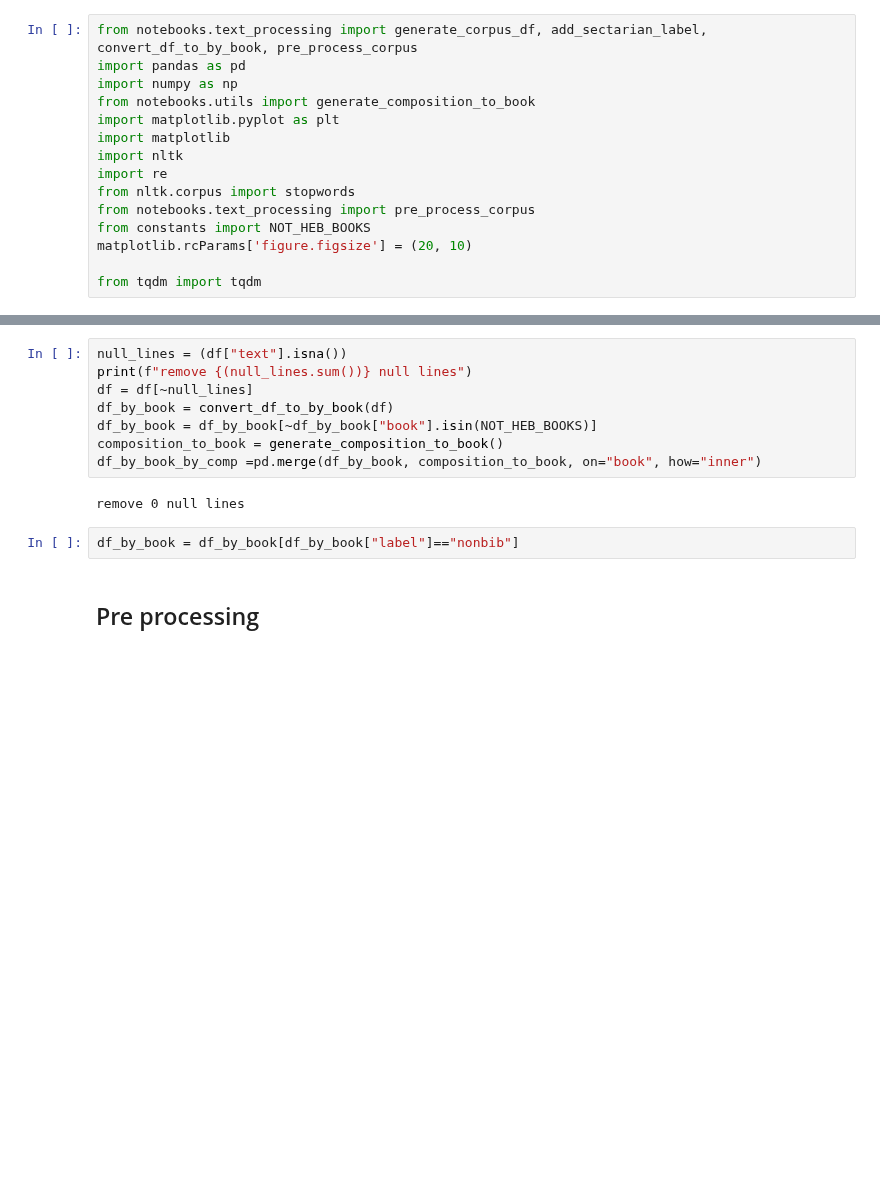
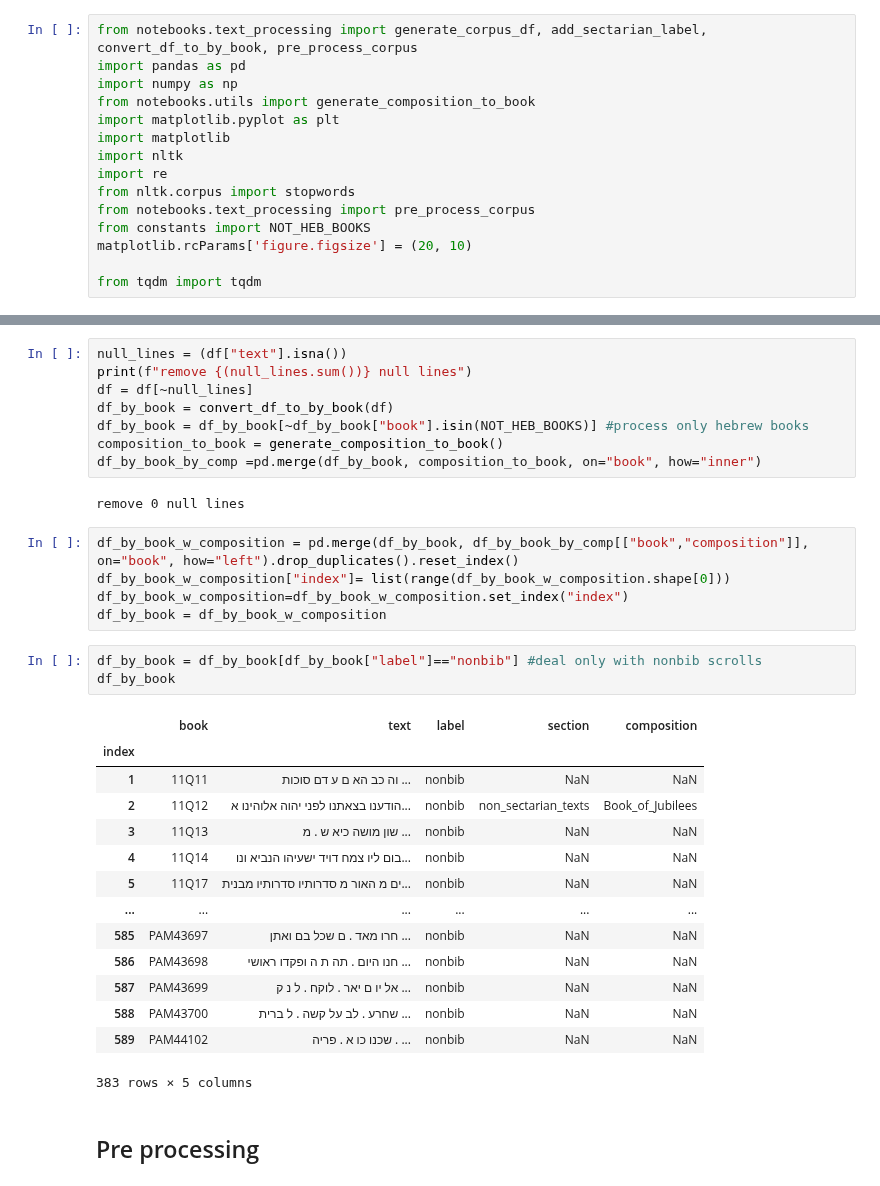
Before and after one commit to yonatanlou/QumranNLP, a Jupyter notebook: notebooks/1.1-ETL.ipynb, the cells around one changed output, grey strips where cells are left out. Drawn from its saved outputs; the diff is of its cells as text; blank space fills up the shorter version.

```diff
--- a/notebooks/1.1-ETL.ipynb
+++ b/notebooks/1.1-ETL.ipynb
@@ -66,13 +66,34 @@ null_lines = (df["text"].isna())
 print(f"remove {(null_lines.sum())} null lines")
 df = df[~null_lines]
 df_by_book = convert_df_to_by_book(df)
-df_by_book = df_by_book[~df_by_book["book"].isin(NOT_HEB_BOOKS)]
+df_by_book = df_by_book[~df_by_book["book"].isin(NOT_HEB_BOOKS)] #process only hebrew books
 composition_to_book = generate_composition_to_book()
 df_by_book_by_comp =pd.merge(df_by_book, composition_to_book, on="book", how="inner")
 # %% [output]
 remove 0 null lines
+# %%
+df_by_book_w_composition = pd.merge(df_by_book, df_by_book_by_comp[["book","composition"]], on="book", how="left").drop_duplicates().reset_index()
+df_by_book_w_composition["index"]= list(range(df_by_book_w_composition.shape[0]))
+df_by_book_w_composition=df_by_book_w_composition.set_index("index")
+df_by_book = df_by_book_w_composition
 # %%
-df_by_book = df_by_book[df_by_book["label"]=="nonbib"]
+df_by_book = df_by_book[df_by_book["label"]=="nonbib"] #deal only with nonbib scrolls
+df_by_book
+# %% [output]
+|  | book | text | label | section | composition |
+| index |  |  |  |  |  |
+| 1 | 11Q11 | וה כב הא ם ע דם סוכות ... | nonbib | NaN | NaN |
+| 2 | 11Q12 | הודענו בצאתנו לפני יהוה אלוהינו א... | nonbib | non_sectarian_texts | Book_of_Jubilees |
+| 3 | 11Q13 | שון מושה כיא ש . מ ... | nonbib | NaN | NaN |
+| 4 | 11Q14 | בום ליו צמח דויד ישעיהו הנביא ונו... | nonbib | NaN | NaN |
+| 5 | 11Q17 | ים מ האור מ סדרותיו סדרותיו מבנית... | nonbib | NaN | NaN |
+| ... | ... | ... | ... | ... | ... |
+| 585 | PAM43697 | חרו מאד . ם שכל בם ואתן ... | nonbib | NaN | NaN |
+| 586 | PAM43698 | חנו היום . תה ת ה ופקדו ראושי ... | nonbib | NaN | NaN |
+| 587 | PAM43699 | אל יו ם יאר . לוקח . ל נ ק ... | nonbib | NaN | NaN |
+| 588 | PAM43700 | שחרע . לב על קשה . ל ברית ... | nonbib | NaN | NaN |
+| 589 | PAM44102 | שכנו כו א . פריה . ... | nonbib | NaN | NaN |
+383 rows × 5 columns
 # %% [markdown]
 ## Pre processing
 # %% [markdown]
```
Also changed, not shown: parts of 4 cells of this notebook.
